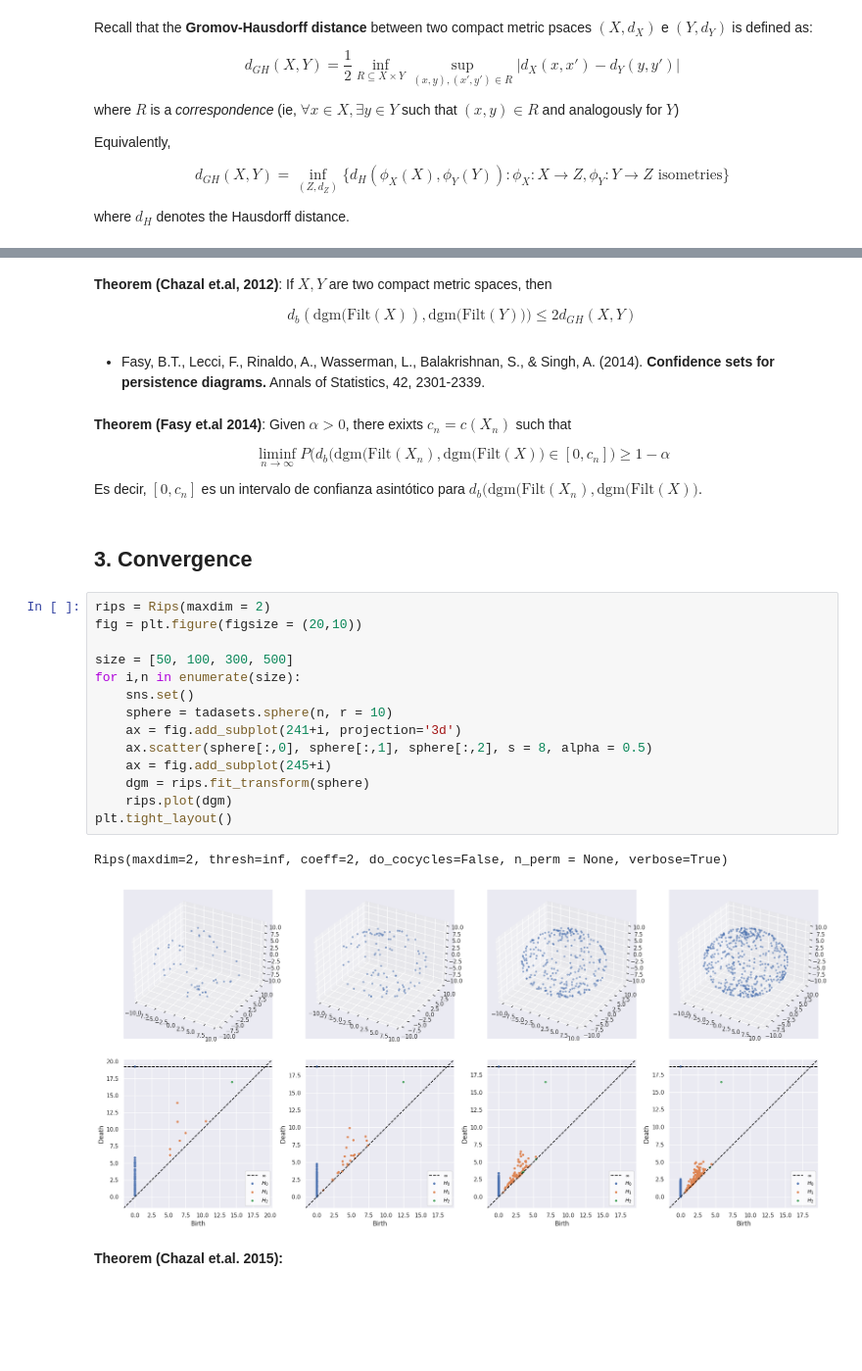
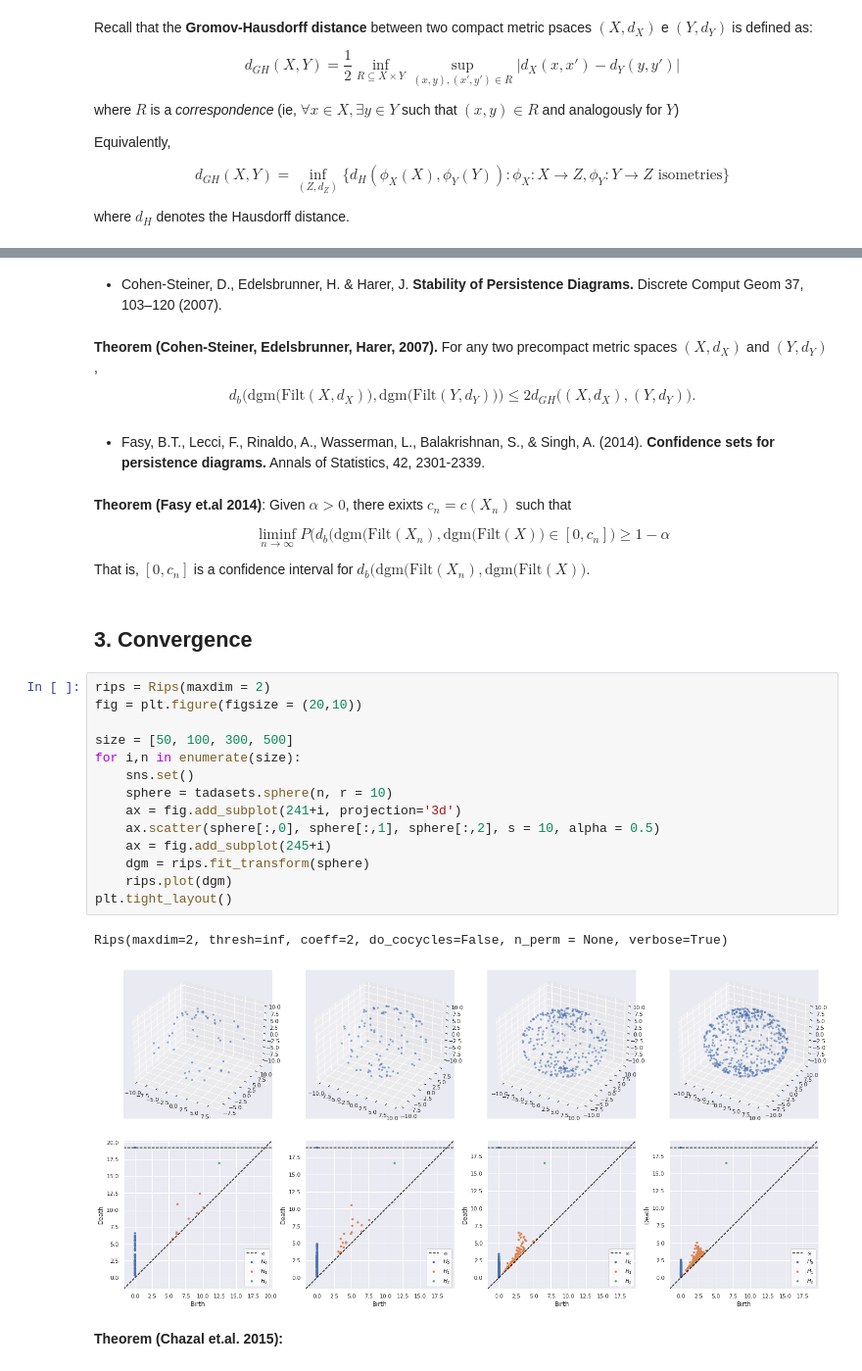
Before and after one commit to ximenafernandez/biomat2022, a Jupyter notebook: Intro_Persistent_Homology.ipynb, the cells around one changed output, grey strips where cells are left out. Shown at 98% size. Drawn from its saved outputs; the diff is of its cells as text; blank space fills up the shorter version.

```diff
--- a/Intro_Persistent_Homology.ipynb
+++ b/Intro_Persistent_Homology.ipynb
@@ -212,7 +213,10 @@ where $d_H$ denotes the Hausdorff distance.
+# %% [markdown]
+- Cohen-Steiner, D., Edelsbrunner, H. & Harer, J. **Stability of Persistence Diagrams.** Discrete Comput Geom 37, 103–120 (2007).
 # %% [markdown]
-**Theorem (Chazal et.al, 2012)**: If $X, Y$ are two compact metric spaces, then
-
-$$d_b(\mathrm{dgm(Filt}(X)), \mathrm{dgm(Filt}(Y)))\leq 2 d_{GH}(X,Y)$$
+**Theorem (Cohen-Steiner, Edelsbrunner, Harer, 2007).** For any two precompact metric spaces $(X, d_X)$ and $(Y, d_Y)$,
+$$
+d_b\Big(\mathrm{dgm}\big(\mathrm{Filt}(X, d_{X})\big),\mathrm{dgm}\big(\mathrm{Filt}(Y, d_{Y})\big)\Big)\leq 2 d_{GH}\big((X,d_{X}),(Y,d_{Y})\big).
+$$
 # %% [markdown]
 - Fasy, B.T., Lecci, F., Rinaldo, A., Wasserman, L., Balakrishnan, S., & Singh, A. (2014). **Confidence sets for persistence diagrams.** Annals of Statistics, 42, 2301-2339.
 # %% [markdown]
@@ -220,26 +224,26 @@ $$d_b(\mathrm{dgm(Filt}(X)), \mathrm{dgm(Filt}(Y)))\leq 2 d_{GH}(X,Y)$$
 
 $$\liminf_{n\to\infty} P\big(d_b\mathrm{(dgm(Filt}(X_n), \mathrm{dgm(Filt}(X))\in [0, c_n]\big)\geq 1-\alpha$$
 
-Es decir, $[0,c_n]$ es un intervalo de confianza asintótico para $d_b\mathrm{(dgm(Filt}(X_n), \mathrm{dgm(Filt}(X))$.
+That is, $[0,c_n]$ is a confidence interval for $d_b\mathrm{(dgm(Filt}(X_n), \mathrm{dgm(Filt}(X))$.
 # %% [markdown]
 ## 3. Convergence
 # %%
 rips = Rips(maxdim = 2)
 fig = plt.figure(figsize = (20,10))
 
 size = [50, 100, 300, 500]
 for i,n in enumerate(size):
     sns.set()
     sphere = tadasets.sphere(n, r = 10)
     ax = fig.add_subplot(241+i, projection='3d')
-    ax.scatter(sphere[:,0], sphere[:,1], sphere[:,2], s = 8, alpha = 0.5)
+    ax.scatter(sphere[:,0], sphere[:,1], sphere[:,2], s = 10, alpha = 0.5)
     ax = fig.add_subplot(245+i)
     dgm = rips.fit_transform(sphere)
     rips.plot(dgm)
 plt.tight_layout()
 # %% [output]
 Rips(maxdim=2, thresh=inf, coeff=2, do_cocycles=False, n_perm = None, verbose=True)
-[figure, old version]
+[figure, new version]
 # %% [markdown]
 **Theorem (Chazal et.al. 2015):**
 # %% [markdown]
```
Also changed, not shown: parts of 20 cells of this notebook, 10 other files.
